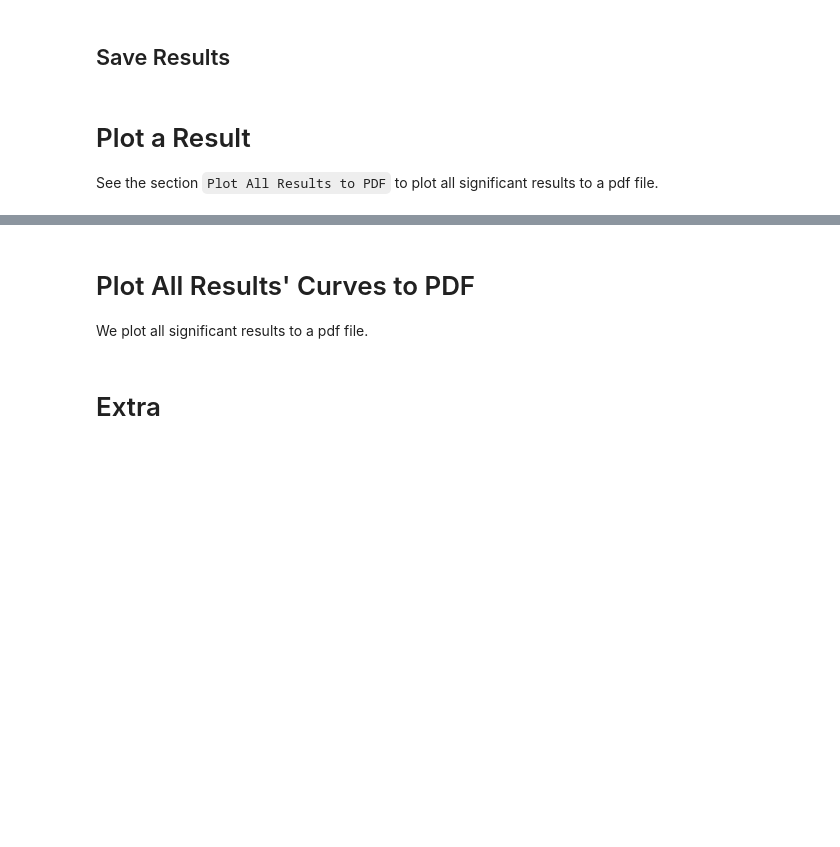
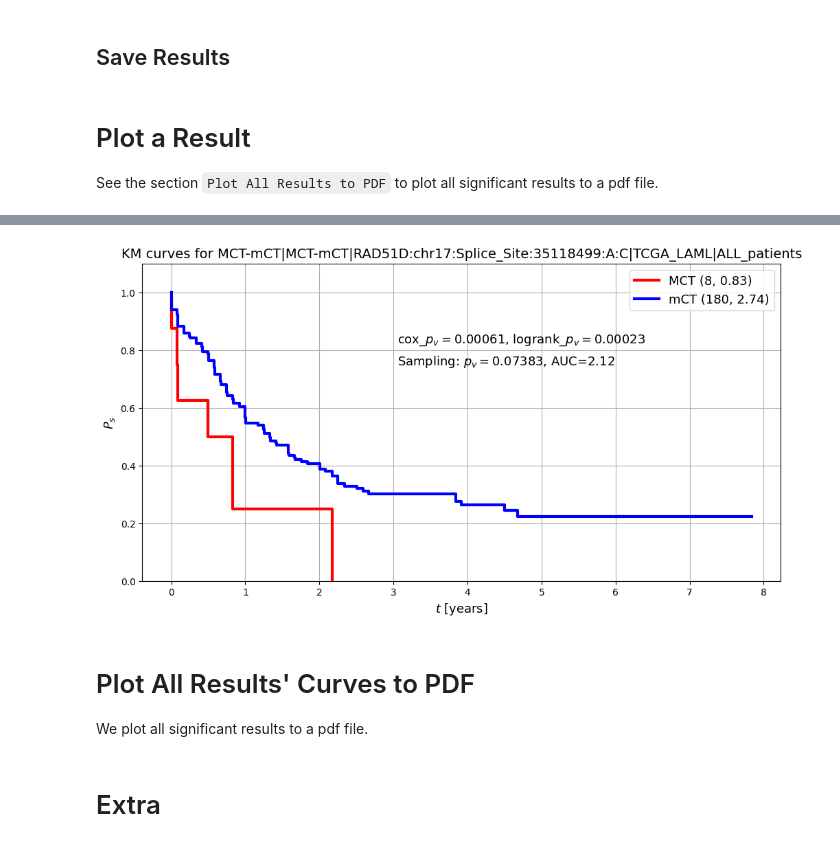
Before and after one commit to yoramzarai/Dev_DSA, a Jupyter notebook: dev_TCGA_survival_analysis.ipynb, the cells around one changed output, grey strips where cells are left out. Cells and saved outputs as stored; diff of their text form; code cells hidden in the pictures; blank space fills up the shorter version.

```diff
--- a/dev_TCGA_survival_analysis.ipynb
+++ b/dev_TCGA_survival_analysis.ipynb
@@ -717,37 +562,37 @@ for gn, gn_v in gene_results.items():
 #result_key = ['GSN', 'MCT-mCT|MCT-mCT|GSN:chr9:Splice_Site:121300007:T:G|TCGA_PAAD|ALL_patients']
 
 #result_key = ['APBA2', 'MCT-mCT|MCT-mCT|APBA2:chr15:Splice_Site:29076093:T:G|TCGA_CESC|ALL_patients']
 #result_key = ['NBPF3', 'MCT-mCT|MCT-mCT|NBPF3:chr1:Splice_Site:21473586:G:T|TCGA_STAD|ALL_patients']
-#result_key = ['RAD51D', 'MCT-mCT|MCT-mCT|RAD51D:chr17:Splice_Site:35118499:A:C|TCGA_LAML|ALL_patients']
-result_key = ['HERC3', 'MCT-mCT|MCT-mCT|HERC3:chr4:Splice_Site:88655306:T:G|TCGA_CESC|ALL_patients']
-
-
+result_key = ['RAD51D', 'MCT-mCT|MCT-mCT|RAD51D:chr17:Splice_Site:35118499:A:C|TCGA_LAML|ALL_patients']
+#result_key = ['HERC3', 'MCT-mCT|MCT-mCT|HERC3:chr4:Splice_Site:88655306:T:G|TCGA_CESC|ALL_patients']
 
 figsize = (12,6)
 linewidth: int = 3
 fontsize: int = 14
 group1_color, group2_color = 'red', 'blue'
 group1_lbl, group2_lbl = result_key[1].split('|')[1].split('-')
 p_value_txt_pos = (0.4, 0.75)
 
 save_fig = False
 # RECALL that the OS file names is case insensitive
 save_fig_file = report_path / f"survival__{result_key[1].replace(':', '_').replace('-', 'X').replace('|', '__').replace(',', '_')}.png"
 # ====================================================================================================================================
 gene, r_key = result_key
 #title: str = f"KM curves for {','.join(r_key.split('|')[1:])}"
 #title: str = f"KM curves for {','.join(r_key.split('|'))}"
 title: str = f"KM curves for {r_key}"
 
 fig, ax = ut.plot_gene_muts_survival_result(gene_results[gene][r_key], title,
                                               group1_lbl, group2_lbl,
                                               group1_color=group1_color, group2_color=group2_color,
                                               figsize=figsize, p_value_txt_pos=p_value_txt_pos,
                                               linewidth=linewidth, fontsize=fontsize)
 
 if save_fig:
     plt.savefig(save_fig_file)
     print(f"\nFigure saved in {save_fig_file}.")
+# %% [output]
+[figure, added]
 # %% [markdown]
 # Plot All Results' Curves to PDF
 
```
Also changed, not shown: parts of 9 cells of this notebook, 1 other file.
